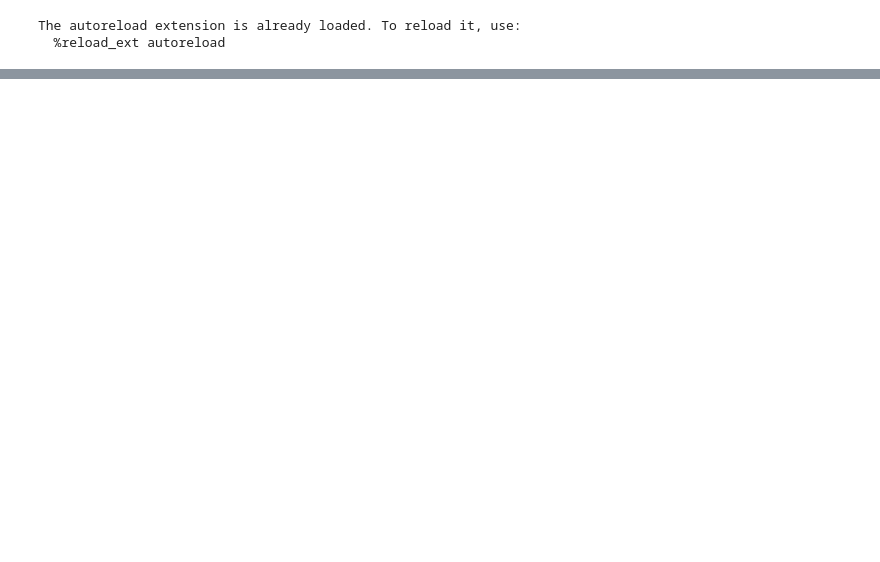
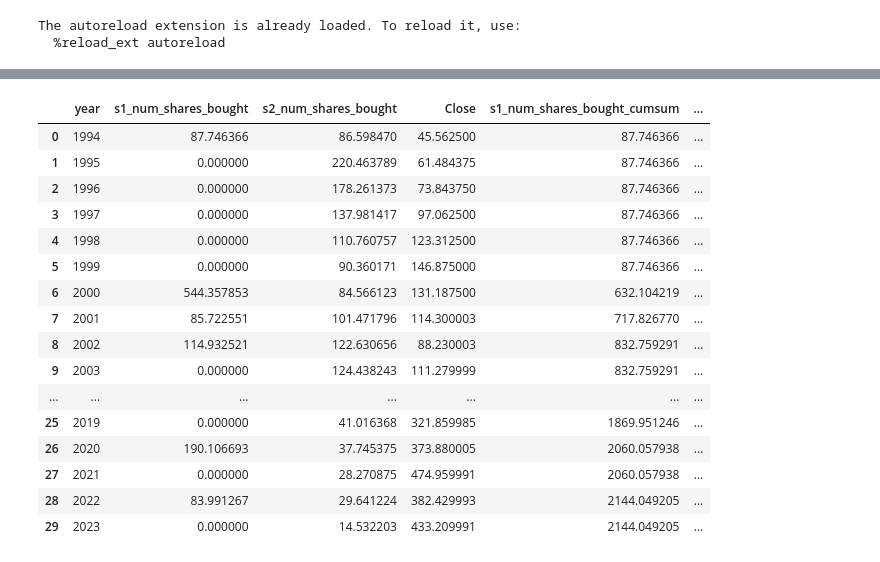
Before and after one commit to Hartaig/mean-reversion-investing, a Jupyter notebook: research/run_sim.ipynb, the cells around one changed output, grey strips where cells are left out. Drawn from its saved outputs; the diff is of its cells as text; code cells hidden in the pictures; blank space fills up the shorter version.

```diff
--- a/research/run_sim.ipynb
+++ b/research/run_sim.ipynb
@@ -78,0 +106,9 @@ chk3['return']
+# %%
+df_final = s1['sim_results'][['Date', 'Close', 'num_shares_bought', 'cash_to_invest']]
+df_final = df_final.rename(columns={'num_shares_bought':'s1_num_shares_bought',
+                                    'cash_to_invest': 's1_cash_to_invest'})
+df_final = df_final.merge(s2['sim_results'][['Date', 'num_shares_bought', 'cash_to_invest']], on='Date')
+df_final = df_final.rename(columns={'num_shares_bought':'s2_num_shares_bought',
+                                    'cash_to_invest': 's2_cash_to_invest'})
+df_final['year'] = df_final['Date'].dt.to_period('Y')
+df_final
@@ -78,0 +129,27 @@ chk3['return']
+# %%
+df_final_g = df_final.groupby('year').agg({'s1_num_shares_bought':'sum',
+                                           's2_num_shares_bought':'sum',
+                                           'Close': 'last'}).reset_index()
+df_final_g['s1_num_shares_bought_cumsum'] = np.cumsum(df_final_g['s1_num_shares_bought'])
+df_final_g['s2_num_shares_bought_cumsum'] = np.cumsum(df_final_g['s2_num_shares_bought'])
+df_final_g['s1_value'] = df_final_g['Close']*df_final_g['s1_num_shares_bought_cumsum']
+df_final_g['s2_value'] = df_final_g['Close']*df_final_g['s2_num_shares_bought_cumsum']
+df_final_g
+# %% [output]
+|  | year | s1_num_shares_bought | s2_num_shares_bought | Close | s1_num_shares_bought_cumsum | ... |
+| 0 | 1994 | 87.746366 | 86.598470 | 45.562500 | 87.746366 | ... |
+| 1 | 1995 | 0.000000 | 220.463789 | 61.484375 | 87.746366 | ... |
+| 2 | 1996 | 0.000000 | 178.261373 | 73.843750 | 87.746366 | ... |
+| 3 | 1997 | 0.000000 | 137.981417 | 97.062500 | 87.746366 | ... |
+| 4 | 1998 | 0.000000 | 110.760757 | 123.312500 | 87.746366 | ... |
+| 5 | 1999 | 0.000000 | 90.360171 | 146.875000 | 87.746366 | ... |
+| 6 | 2000 | 544.357853 | 84.566123 | 131.187500 | 632.104219 | ... |
+| 7 | 2001 | 85.722551 | 101.471796 | 114.300003 | 717.826770 | ... |
+| 8 | 2002 | 114.932521 | 122.630656 | 88.230003 | 832.759291 | ... |
+| 9 | 2003 | 0.000000 | 124.438243 | 111.279999 | 832.759291 | ... |
+| ... | ... | ... | ... | ... | ... | ... |
+| 25 | 2019 | 0.000000 | 41.016368 | 321.859985 | 1869.951246 | ... |
+| 26 | 2020 | 190.106693 | 37.745375 | 373.880005 | 2060.057938 | ... |
+| 27 | 2021 | 0.000000 | 28.270875 | 474.959991 | 2060.057938 | ... |
+| 28 | 2022 | 83.991267 | 29.641224 | 382.429993 | 2144.049205 | ... |
+| 29 | 2023 | 0.000000 | 14.532203 | 433.209991 | 2144.049205 | ... |
```
Also changed, not shown: parts of 12 cells of this notebook.
